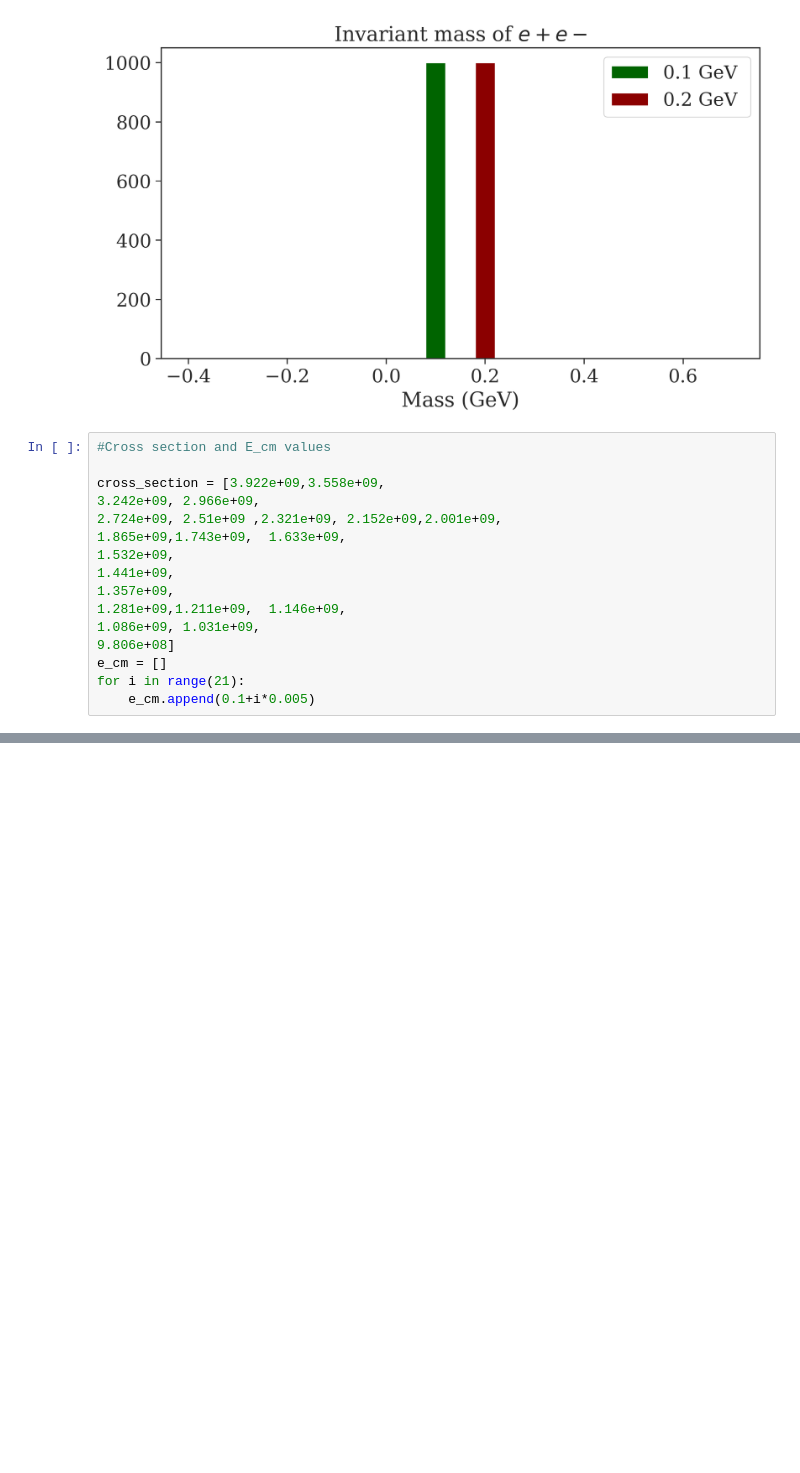
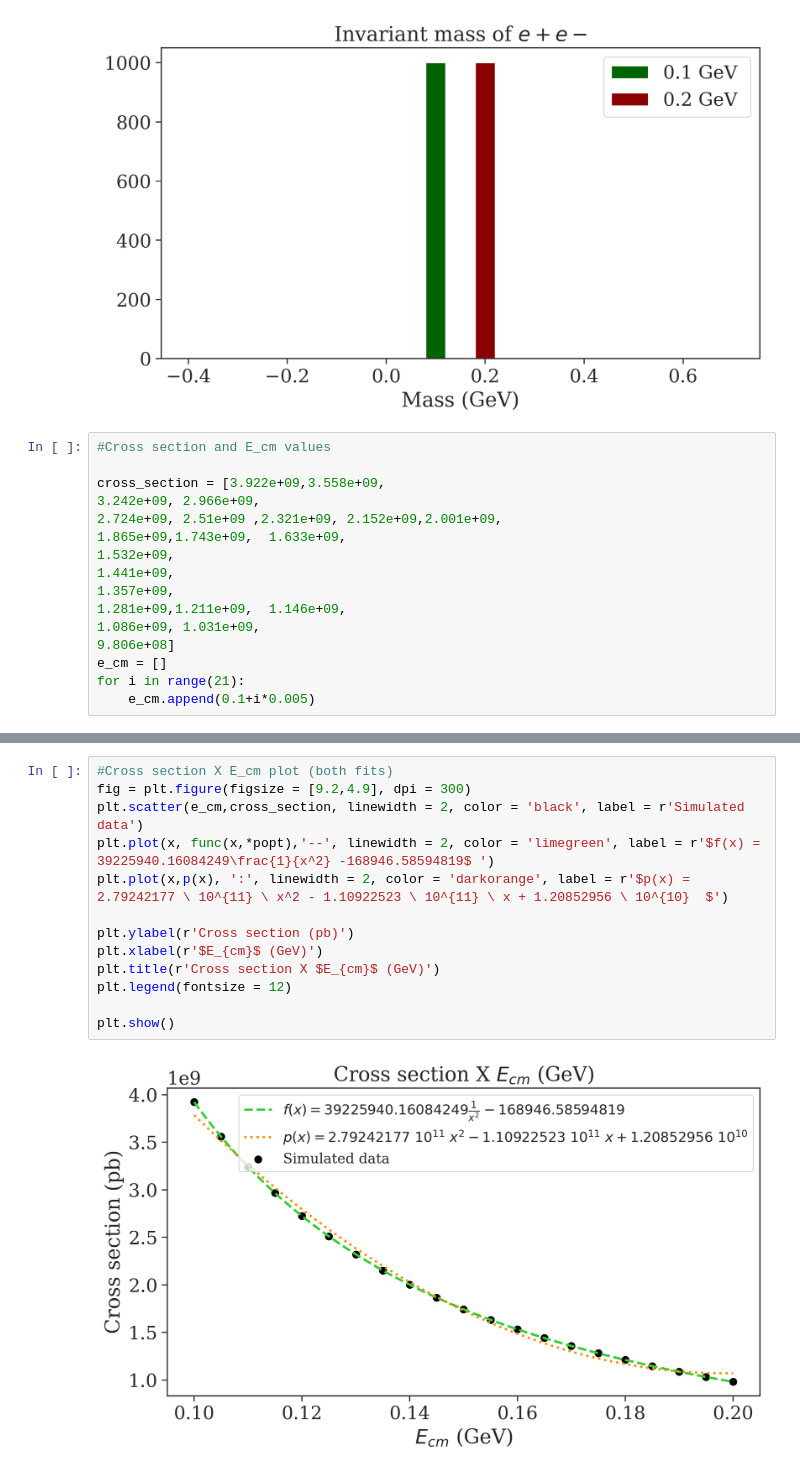
Before and after one commit to viniciusrocca/simulationsSM, a Jupyter notebook: e+e-2e+e-/e+e-2e+e-.ipynb, the cells around one changed output, grey strips where cells are left out. Saved outputs shown, nothing was run; the diff lists cells and outputs as text; blank space fills up the shorter version.

```diff
--- a/e+e-2e+e-/e+e-2e+e-.ipynb
+++ b/e+e-2e+e-/e+e-2e+e-.ipynb
@@ -98,0 +134,15 @@ plt.show()
+# %%
+#Cross section X E_cm plot (both fits)
+fig = plt.figure(figsize = [9.2,4.9], dpi = 300)
+plt.scatter(e_cm,cross_section, linewidth = 2, color = 'black', label = r'Simulated data')
+plt.plot(x, func(x,*popt),'--', linewidth = 2, color = 'limegreen', label = r'$f(x) = 39225940.16084249\frac{1}{x^2} -168946.58594819$ ')
+plt.plot(x,p(x), ':', linewidth = 2, color = 'darkorange', label = r'$p(x) = 2.79242177 \ 10^{11} \ x^2 - 1.10922523 \ 10^{11} \ x + 1.20852956 \ 10^{10}  $')
+
+plt.ylabel(r'Cross section (pb)')
+plt.xlabel(r'$E_{cm}$ (GeV)')
+plt.title(r'Cross section X $E_{cm}$ (GeV)')
+plt.legend(fontsize = 12)
+
+plt.show()
+# %% [output]
+[figure, added]
```
Also changed, not shown: parts of 6 cells of this notebook.
